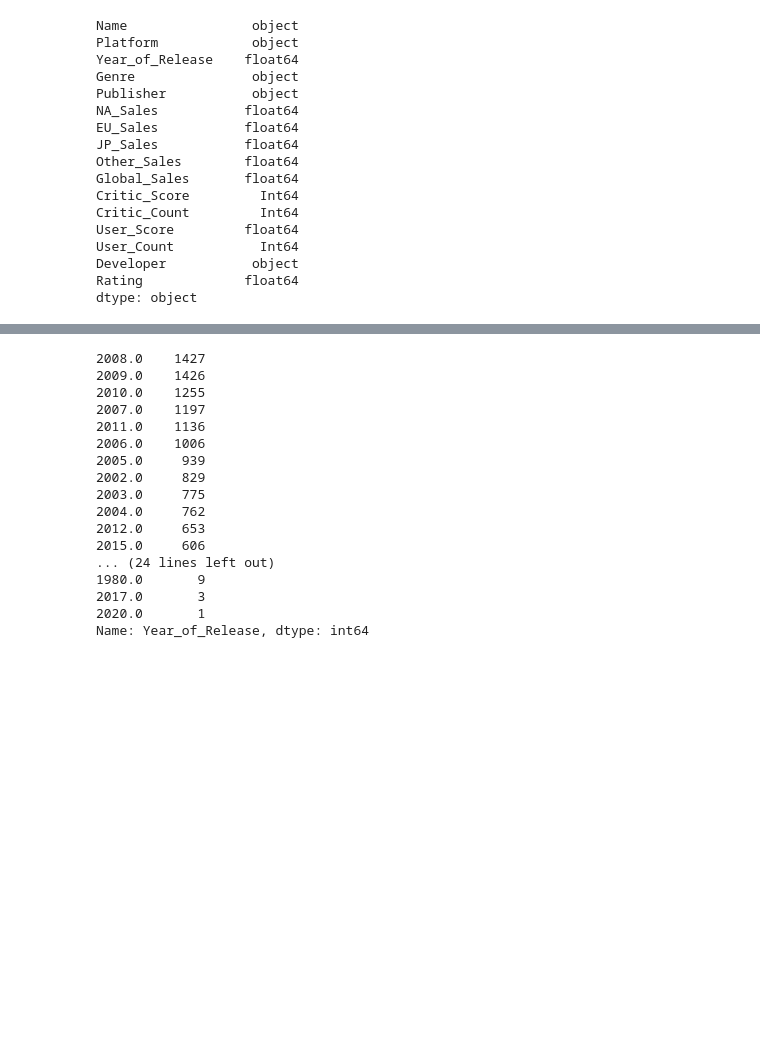
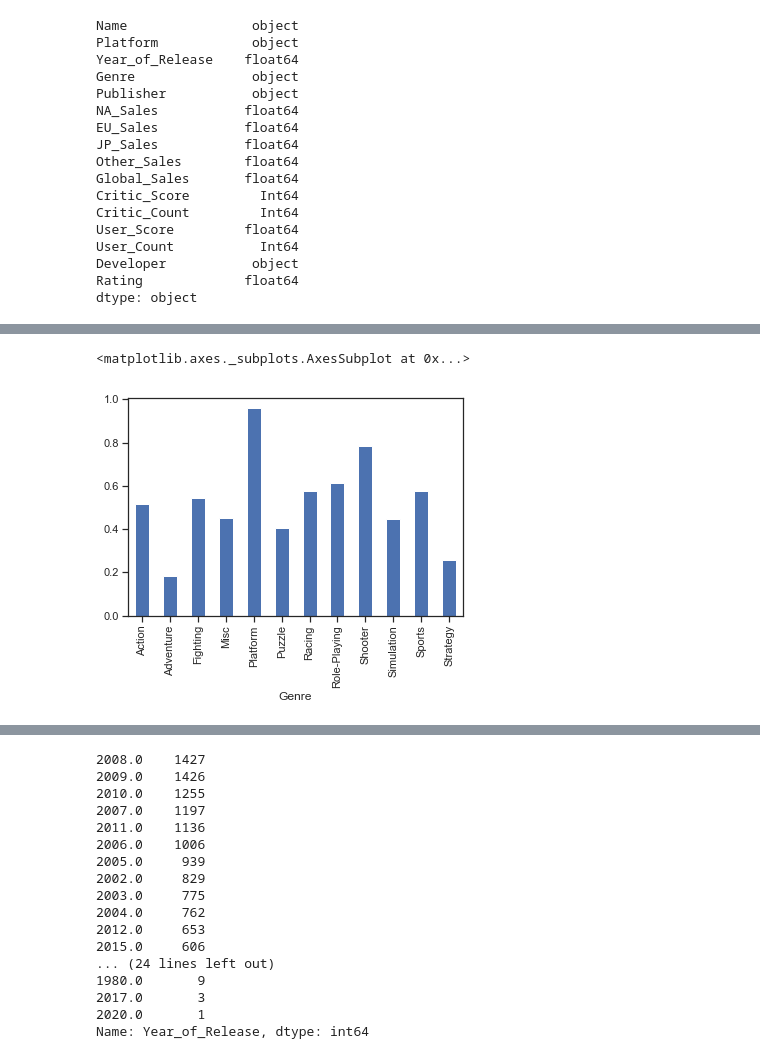
Before and after one commit to Noixas/DataMadness-2020-Video-Games-Sales-2019, a Jupyter notebook: datamadness_cleaned.ipynb, the cells around one changed output, grey strips where cells are left out. Drawn from its saved outputs; the diff is of its cells as text; code cells hidden in the pictures; blank space fills up the shorter version.

```diff
--- a/datamadness_cleaned.ipynb
+++ b/datamadness_cleaned.ipynb
@@ -103,0 +130,7 @@ dtype: object
+# %%
+df.groupby('Genre')['Global_Sales'].mean().plot(kind='bar')
+#plot by sale
+#platform game significantly has a higher sale
+# %% [output]
+<matplotlib.axes._subplots.AxesSubplot at 0x...>
+[figure, added]
```
Also changed, not shown: parts of 7 cells of this notebook.
